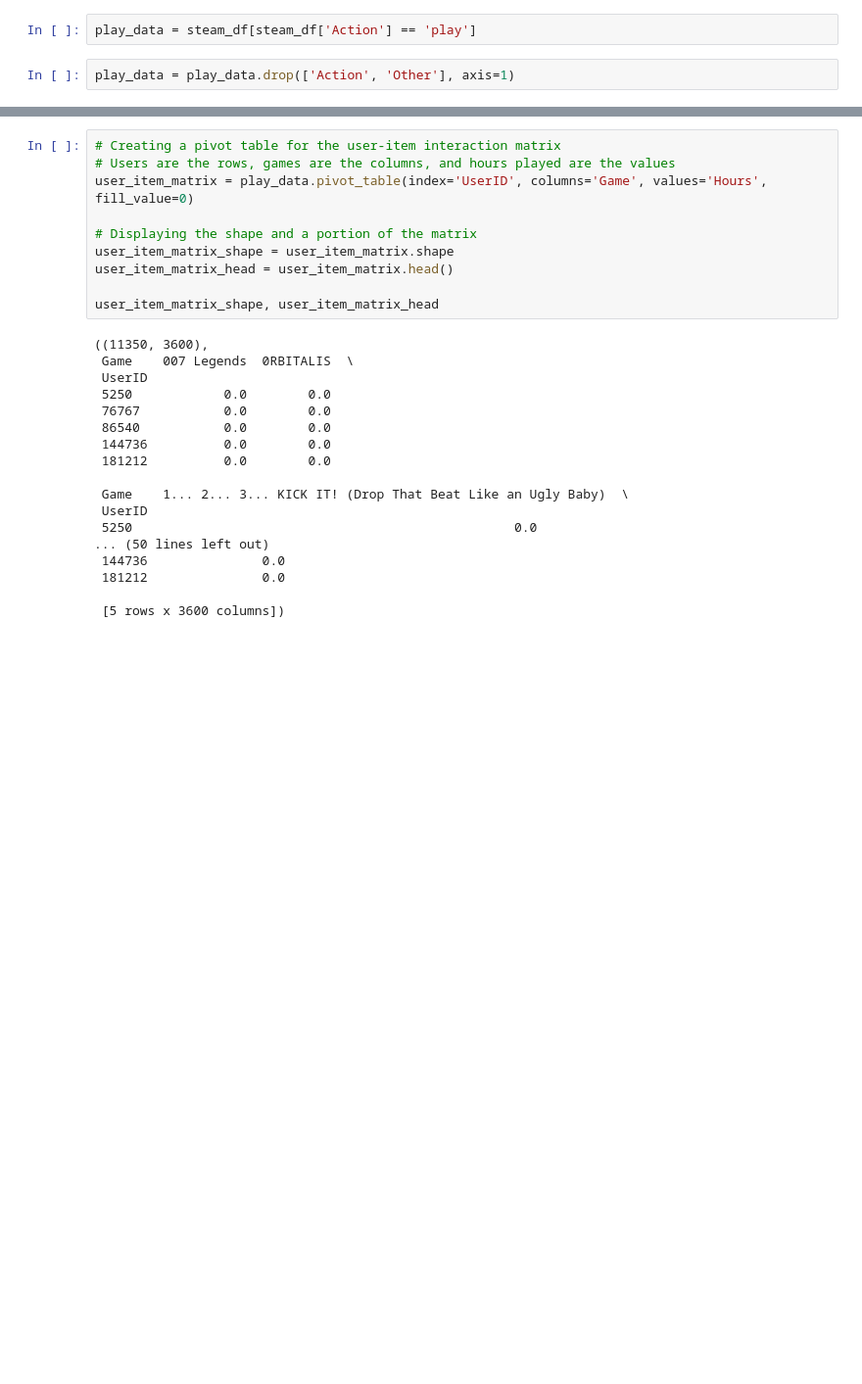
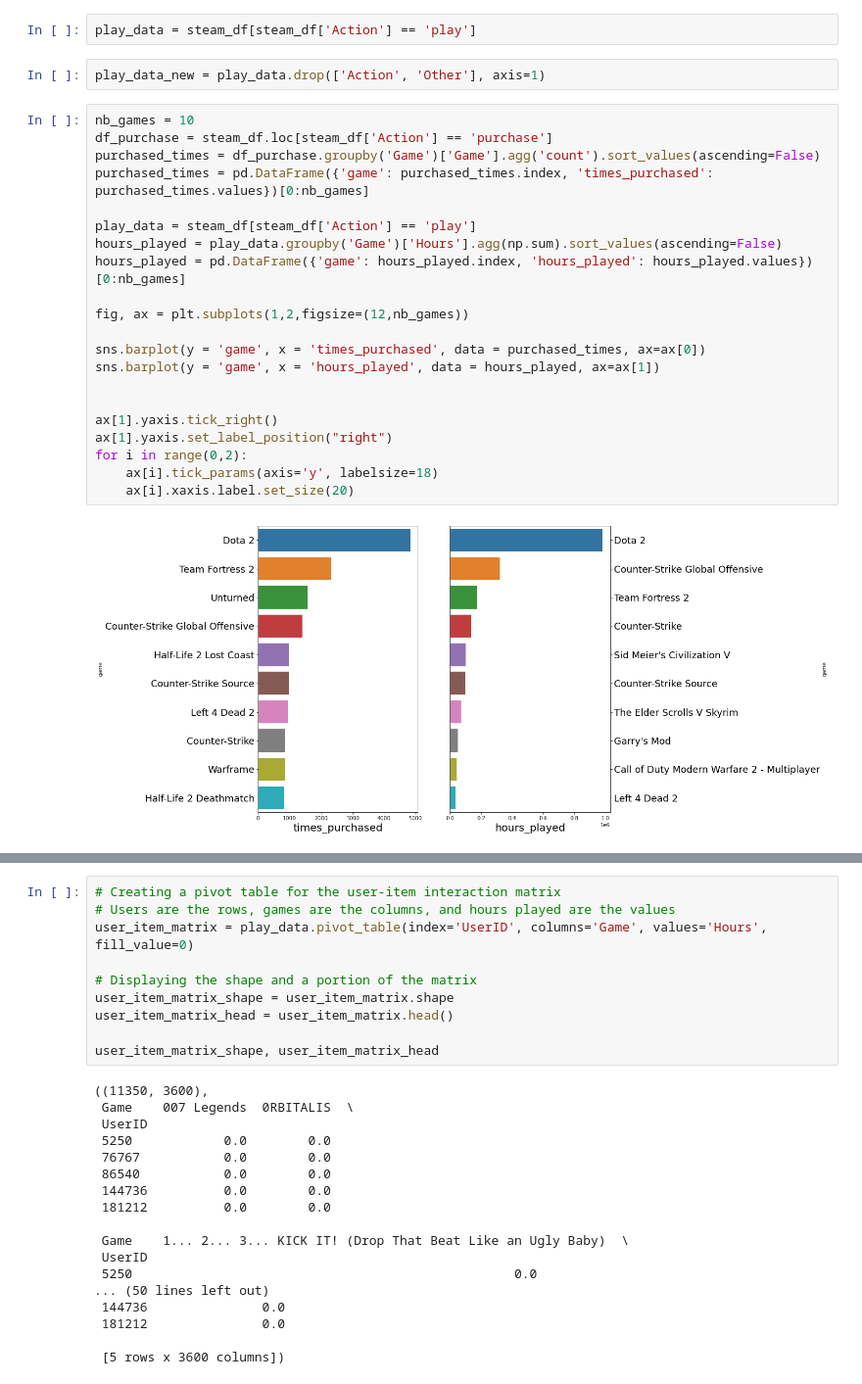
Before and after one commit to pyamin1878/Steam-Games-Rec-System, a Jupyter notebook: pat_notebook.ipynb, the cells around one changed output, grey strips where cells are left out. Shown: that part at 98% size. Drawn from its saved outputs; the diff is of its cells as text; blank space fills up the shorter version.

```diff
--- a/pat_notebook.ipynb
+++ b/pat_notebook.ipynb
@@ -84,4 +72,27 @@ dtype: int64
 # %%
 play_data = steam_df[steam_df['Action'] == 'play']
 # %%
-play_data = play_data.drop(['Action', 'Other'], axis=1)
+play_data_new = play_data.drop(['Action', 'Other'], axis=1)
+# %%
+nb_games = 10
+df_purchase = steam_df.loc[steam_df['Action'] == 'purchase']
+purchased_times = df_purchase.groupby('Game')['Game'].agg('count').sort_values(ascending=False)
+purchased_times = pd.DataFrame({'game': purchased_times.index, 'times_purchased': purchased_times.values})[0:nb_games]
+
+play_data = steam_df[steam_df['Action'] == 'play']
+hours_played = play_data.groupby('Game')['Hours'].agg(np.sum).sort_values(ascending=False)
+hours_played = pd.DataFrame({'game': hours_played.index, 'hours_played': hours_played.values})[0:nb_games]
+
+fig, ax = plt.subplots(1,2,figsize=(12,nb_games))
+
+sns.barplot(y = 'game', x = 'times_purchased', data = purchased_times, ax=ax[0])
+sns.barplot(y = 'game', x = 'hours_played', data = hours_played, ax=ax[1])
+
+
+ax[1].yaxis.tick_right()
+ax[1].yaxis.set_label_position("right")
+for i in range(0,2):
+    ax[i].tick_params(axis='y', labelsize=18)
+    ax[i].xaxis.label.set_size(20)
+# %% [output]
+[figure, added]
```
Also changed, not shown: parts of 4 cells of this notebook.
